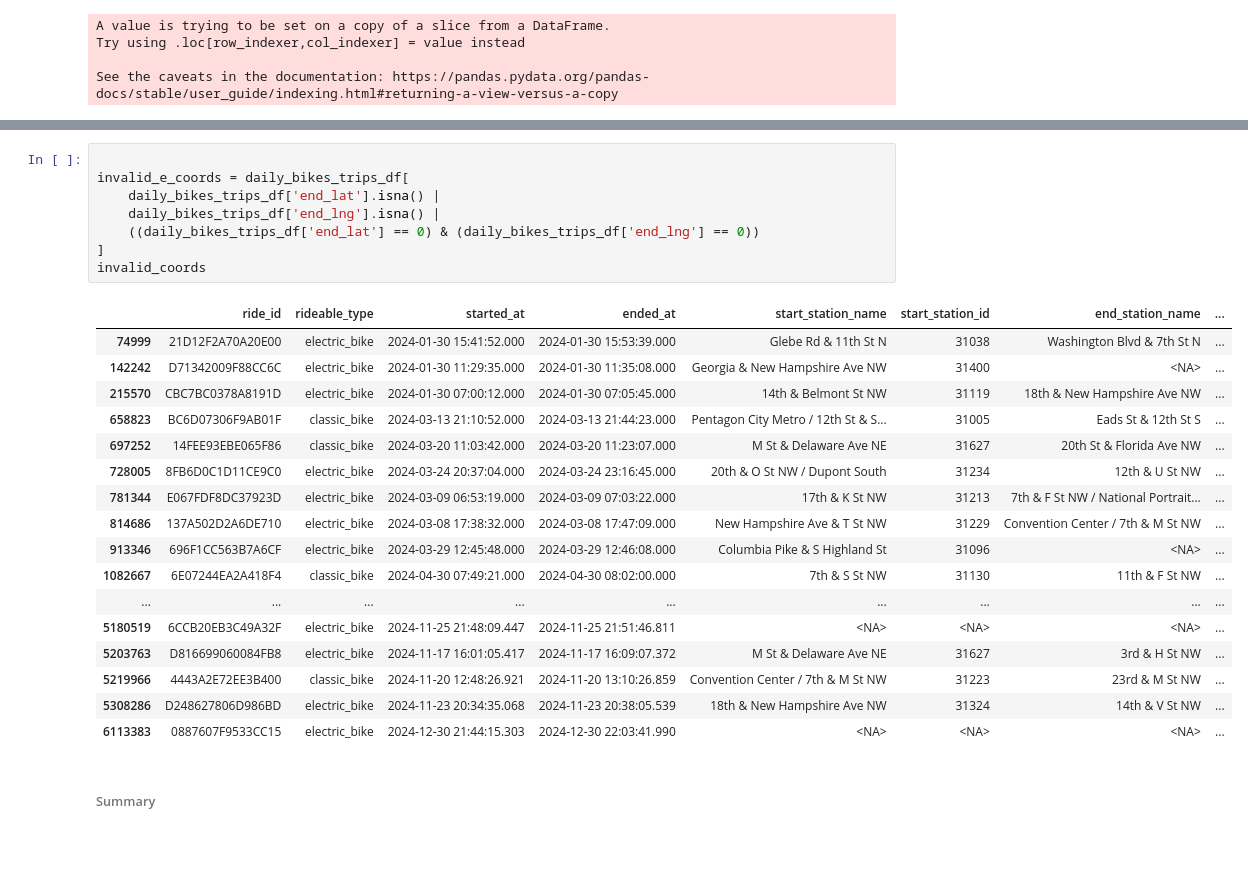
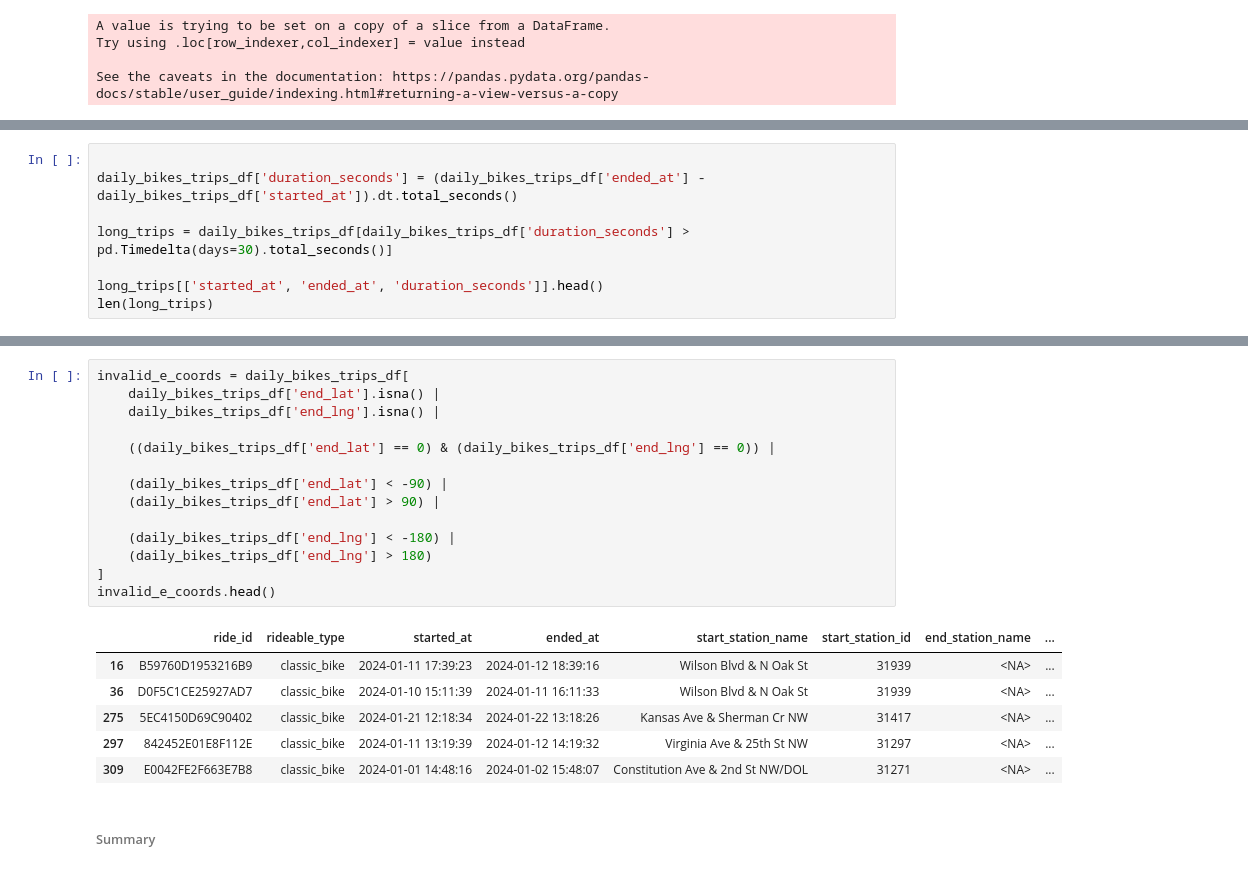
Before and after one commit to angiegh2002/capital-bike-diaries, a Jupyter notebook: DM_Homework.ipynb, the cells around one changed output, grey strips where cells are left out. Drawn from its saved outputs; the diff is of its cells as text; blank space fills up the shorter version.

```diff
--- a/DM_Homework.ipynb
+++ b/DM_Homework.ipynb
@@ -411,0 +391,8 @@ start_after_end_trips_df
+# %%
+
+daily_bikes_trips_df['duration_seconds'] = (daily_bikes_trips_df['ended_at'] - daily_bikes_trips_df['started_at']).dt.total_seconds()
+
+long_trips = daily_bikes_trips_df[daily_bikes_trips_df['duration_seconds'] > pd.Timedelta(days=30).total_seconds()]
+
+long_trips[['started_at', 'ended_at', 'duration_seconds']].head()
+len(long_trips)
@@ -438,29 +420,24 @@ invalid_coords
 # %%
-
 invalid_e_coords = daily_bikes_trips_df[
     daily_bikes_trips_df['end_lat'].isna() |
     daily_bikes_trips_df['end_lng'].isna() |
-    ((daily_bikes_trips_df['end_lat'] == 0) & (daily_bikes_trips_df['end_lng'] == 0))
+
+    ((daily_bikes_trips_df['end_lat'] == 0) & (daily_bikes_trips_df['end_lng'] == 0)) |
+
+    (daily_bikes_trips_df['end_lat'] < -90) |
+    (daily_bikes_trips_df['end_lat'] > 90) |
+
+    (daily_bikes_trips_df['end_lng'] < -180) |
+    (daily_bikes_trips_df['end_lng'] > 180)
 ]
-invalid_coords
+invalid_e_coords.head()
 # %% [output]
 |  | ride_id | rideable_type | started_at | ended_at | start_station_name | start_station_id | end_station_name | ... |
-| 74999 | 21D12F2A70A20E00 | electric_bike | 2024-01-30 15:41:52.000 | 2024-01-30 15:53:39.000 | Glebe Rd & 11th St N | 31038 | Washington Blvd & 7th St N | ... |
-| 142242 | D71342009F88CC6C | electric_bike | 2024-01-30 11:29:35.000 | 2024-01-30 11:35:08.000 | Georgia & New Hampshire Ave NW | 31400 | <NA> | ... |
-| 215570 | CBC7BC0378A8191D | electric_bike | 2024-01-30 07:00:12.000 | 2024-01-30 07:05:45.000 | 14th & Belmont St NW | 31119 | 18th & New Hampshire Ave NW | ... |
-| 658823 | BC6D07306F9AB01F | classic_bike | 2024-03-13 21:10:52.000 | 2024-03-13 21:44:23.000 | Pentagon City Metro / 12th St & S... | 31005 | Eads St & 12th St S | ... |
-| 697252 | 14FEE93EBE065F86 | classic_bike | 2024-03-20 11:03:42.000 | 2024-03-20 11:23:07.000 | M St & Delaware Ave NE | 31627 | 20th St & Florida Ave NW | ... |
-| 728005 | 8FB6D0C1D11CE9C0 | electric_bike | 2024-03-24 20:37:04.000 | 2024-03-24 23:16:45.000 | 20th & O St NW / Dupont South | 31234 | 12th & U St NW | ... |
-| 781344 | E067FDF8DC37923D | electric_bike | 2024-03-09 06:53:19.000 | 2024-03-09 07:03:22.000 | 17th & K St NW | 31213 | 7th & F St NW / National Portrait... | ... |
-| 814686 | 137A502D2A6DE710 | electric_bike | 2024-03-08 17:38:32.000 | 2024-03-08 17:47:09.000 | New Hampshire Ave & T St NW | 31229 | Convention Center / 7th & M St NW | ... |
-| 913346 | 696F1CC563B7A6CF | electric_bike | 2024-03-29 12:45:48.000 | 2024-03-29 12:46:08.000 | Columbia Pike & S Highland St | 31096 | <NA> | ... |
-| 1082667 | 6E07244EA2A418F4 | classic_bike | 2024-04-30 07:49:21.000 | 2024-04-30 08:02:00.000 | 7th & S St NW | 31130 | 11th & F St NW | ... |
-| ... | ... | ... | ... | ... | ... | ... | ... | ... |
-| 5180519 | 6CCB20EB3C49A32F | electric_bike | 2024-11-25 21:48:09.447 | 2024-11-25 21:51:46.811 | <NA> | <NA> | <NA> | ... |
-| 5203763 | D816699060084FB8 | electric_bike | 2024-11-17 16:01:05.417 | 2024-11-17 16:09:07.372 | M St & Delaware Ave NE | 31627 | 3rd & H St NW | ... |
-| 5219966 | 4443A2E72EE3B400 | classic_bike | 2024-11-20 12:48:26.921 | 2024-11-20 13:10:26.859 | Convention Center / 7th & M St NW | 31223 | 23rd & M St NW | ... |
-| 5308286 | D248627806D986BD | electric_bike | 2024-11-23 20:34:35.068 | 2024-11-23 20:38:05.539 | 18th & New Hampshire Ave NW | 31324 | 14th & V St NW | ... |
-| 6113383 | 0887607F9533CC15 | electric_bike | 2024-12-30 21:44:15.303 | 2024-12-30 22:03:41.990 | <NA> | <NA> | <NA> | ... |
+| 16 | B59760D1953216B9 | classic_bike | 2024-01-11 17:39:23 | 2024-01-12 18:39:16 | Wilson Blvd & N Oak St | 31939 | <NA> | ... |
+| 36 | D0F5C1CE25927AD7 | classic_bike | 2024-01-10 15:11:39 | 2024-01-11 16:11:33 | Wilson Blvd & N Oak St | 31939 | <NA> | ... |
+| 275 | 5EC4150D69C90402 | classic_bike | 2024-01-21 12:18:34 | 2024-01-22 13:18:26 | Kansas Ave & Sherman Cr NW | 31417 | <NA> | ... |
+| 297 | 842452E01E8F112E | classic_bike | 2024-01-11 13:19:39 | 2024-01-12 14:19:32 | Virginia Ave & 25th St NW | 31297 | <NA> | ... |
+| 309 | E0042FE2F663E7B8 | classic_bike | 2024-01-01 14:48:16 | 2024-01-02 15:48:07 | Constitution Ave & 2nd St NW/DOL | 31271 | <NA> | ... |
 # %% [markdown]
 ###### Summary
 # %% [markdown]
```
Also changed, not shown: parts of 77 cells of this notebook.
